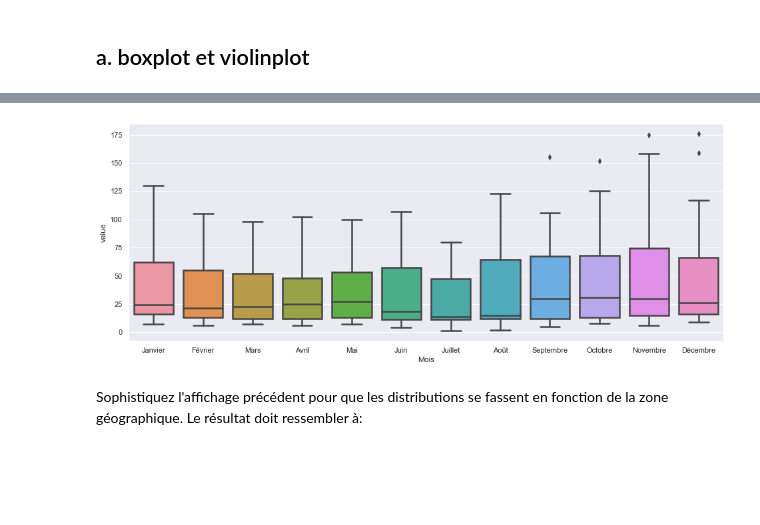
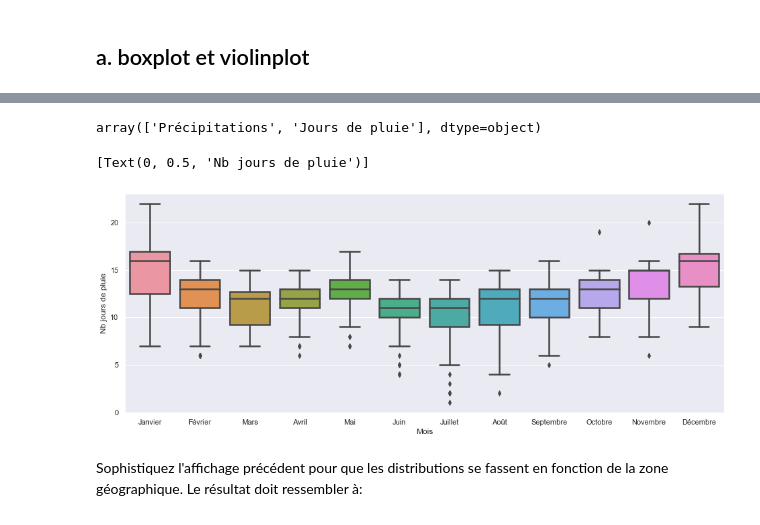
Before and after one commit to campusplage/compte-rendus-oriol_ramirez, a Jupyter notebook: TP1_pandas.ipynb, the cells around one changed output, grey strips where cells are left out. Cells and saved outputs as stored; diff of their text form; code cells hidden in the pictures; blank space fills up the shorter version.

```diff
--- a/TP1_pandas.ipynb
+++ b/TP1_pandas.ipynb
@@ -404,17 +400,23 @@ Le résultat doit ressembler à:
 ![image.png](embedded-picture-1)
 
 > conseil: utiliser le résultat des questions précédentes (celles avec `melt`)
+# %%
+new_data.Grandeur.unique()
+# %% [output]
+array(['Précipitations', 'Jours de pluie'], dtype=object)
 # %%
 # Distribution mensuelle des nombres de jours de pluie...
 import seaborn as sns
 import matplotlib.pyplot as plt
 sns.set()
 plt.figure(figsize=(16, 6))
-
+df = new_data[new_data["Grandeur"]=="Jours de pluie"]
 ax = sns.boxplot(x="Mois", y="value",
-                 data=new_data, linewidth=2.5)
+                 data=df, linewidth=2.5)
+ax.set(ylabel="Nb jours de pluie")
 # %% [output]
+[Text(0, 0.5, 'Nb jours de pluie')]
-[figure, old version]
+[figure, new version]
 # %% [markdown]
 Sophistiquez l'affichage précédent pour que les distributions se fassent en fonction de la zone géographique. Le résultat doit ressembler à:
 
```
Also changed, not shown: parts of 4 cells of this notebook.
